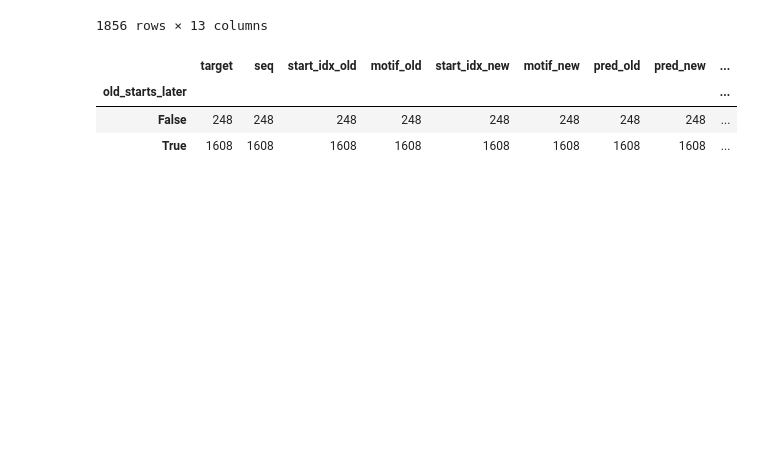
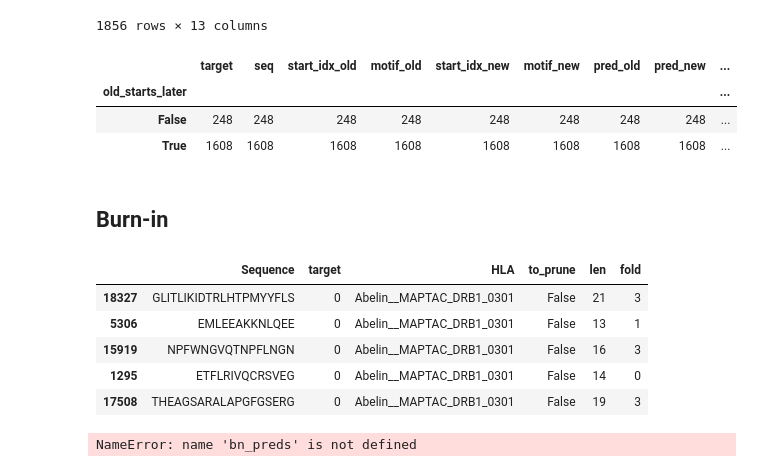
Before and after one commit to richieYT-wan/PyNNalign, a Jupyter notebook: notebooks/230525_fix_motif_len.ipynb, the cells around one changed output. Saved outputs shown, nothing was run; the diff lists cells and outputs as text; code cells hidden in the pictures; blank space fills up the shorter version.

Commit message:
added burn-in motif implementation

```diff
--- a/notebooks/230525_fix_motif_len.ipynb
+++ b/notebooks/230525_fix_motif_len.ipynb
@@ -533,3 +533,16 @@ diff9mers.groupby('old_starts_later').count()
 | old_starts_later |  |  |  |  |  |  |  |  | ... |
 | False | 248 | 248 | 248 | 248 | 248 | 248 | 248 | 248 | ... |
 | True | 1608 | 1608 | 1608 | 1608 | 1608 | 1608 | 1608 | 1608 | ... |
+# %% [markdown]
+## Burn-in
+# %%
+sample = drb.sample(5, random_state=1)
+
+sample
+# %% [output]
+|  | Sequence | target | HLA | to_prune | len | fold |
+| 18327 | GLITLIKIDTRLHTPMYYFLS | 0 | Abelin__MAPTAC_DRB1_0301 | False | 21 | 3 |
+| 5306 | EMLEEAKKNLQEE | 0 | Abelin__MAPTAC_DRB1_0301 | False | 13 | 1 |
+| 15919 | NPFWNGVQTNPFLNGN | 0 | Abelin__MAPTAC_DRB1_0301 | False | 16 | 3 |
+| 1295 | ETFLRIVQCRSVEG | 0 | Abelin__MAPTAC_DRB1_0301 | False | 14 | 0 |
+| 17508 | THEAGSARALAPGFGSERG | 0 | Abelin__MAPTAC_DRB1_0301 | False | 19 | 3 |
@@ -535,0 +560,4 @@ diff9mers.groupby('old_starts_later').count()
+# %%
+PATH
+# %% [output]
+NameError: name 'bn_preds' is not defined
```
Also changed, not shown: parts of 1 cell of this notebook, 59 other files.
